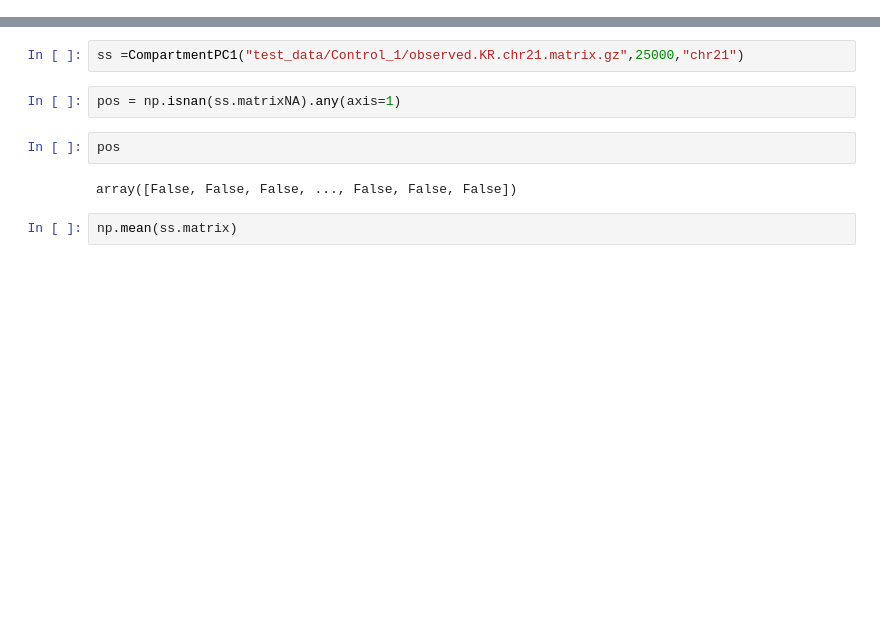
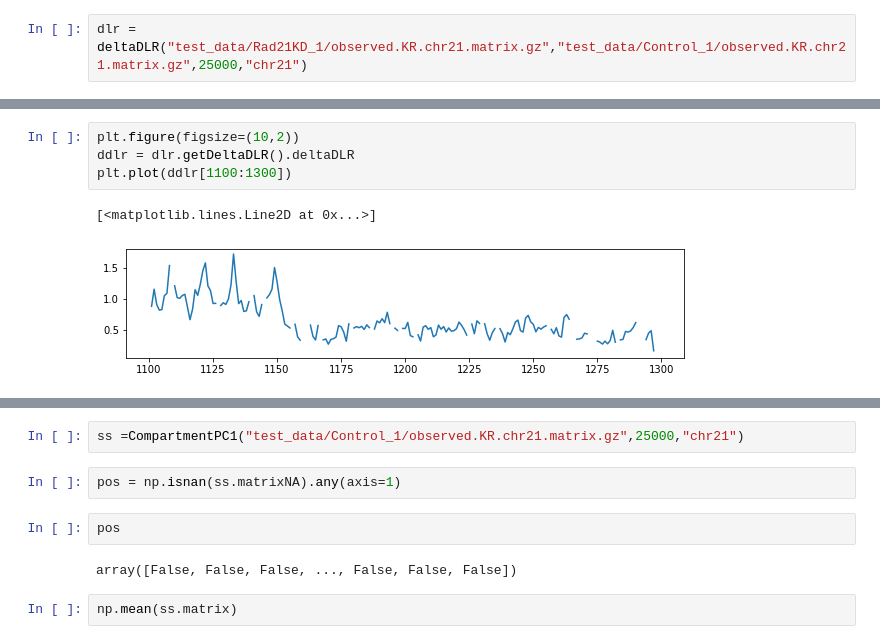
Before and after one commit to wangjk321/HiC1Dmetrics, a Jupyter notebook: ForTest.ipynb, the cells around one changed output, grey strips where cells are left out. Cells and saved outputs as stored; diff of their text form; blank space fills up the shorter version.

```diff
--- a/ForTest.ipynb
+++ b/ForTest.ipynb
@@ -12,0 +16,2 @@ cmap2= LinearSegmentedColormap.from_list("custom2",['#1310cc', '#FFFFFF', '#d10a
+# %%
+dlr = deltaDLR("test_data/Rad21KD_1/observed.KR.chr21.matrix.gz","test_data/Control_1/observed.KR.chr21.matrix.gz",25000,"chr21")
@@ -12,0 +34,7 @@ cmap2= LinearSegmentedColormap.from_list("custom2",['#1310cc', '#FFFFFF', '#d10a
+# %%
+plt.figure(figsize=(10,2))
+ddlr = dlr.getDeltaDLR().deltaDLR
+plt.plot(ddlr[1100:1300])
+# %% [output]
+[<matplotlib.lines.Line2D at 0x...>]
+[figure, added]
```
Also changed, not shown: parts of 6 cells of this notebook, 2 other files.
